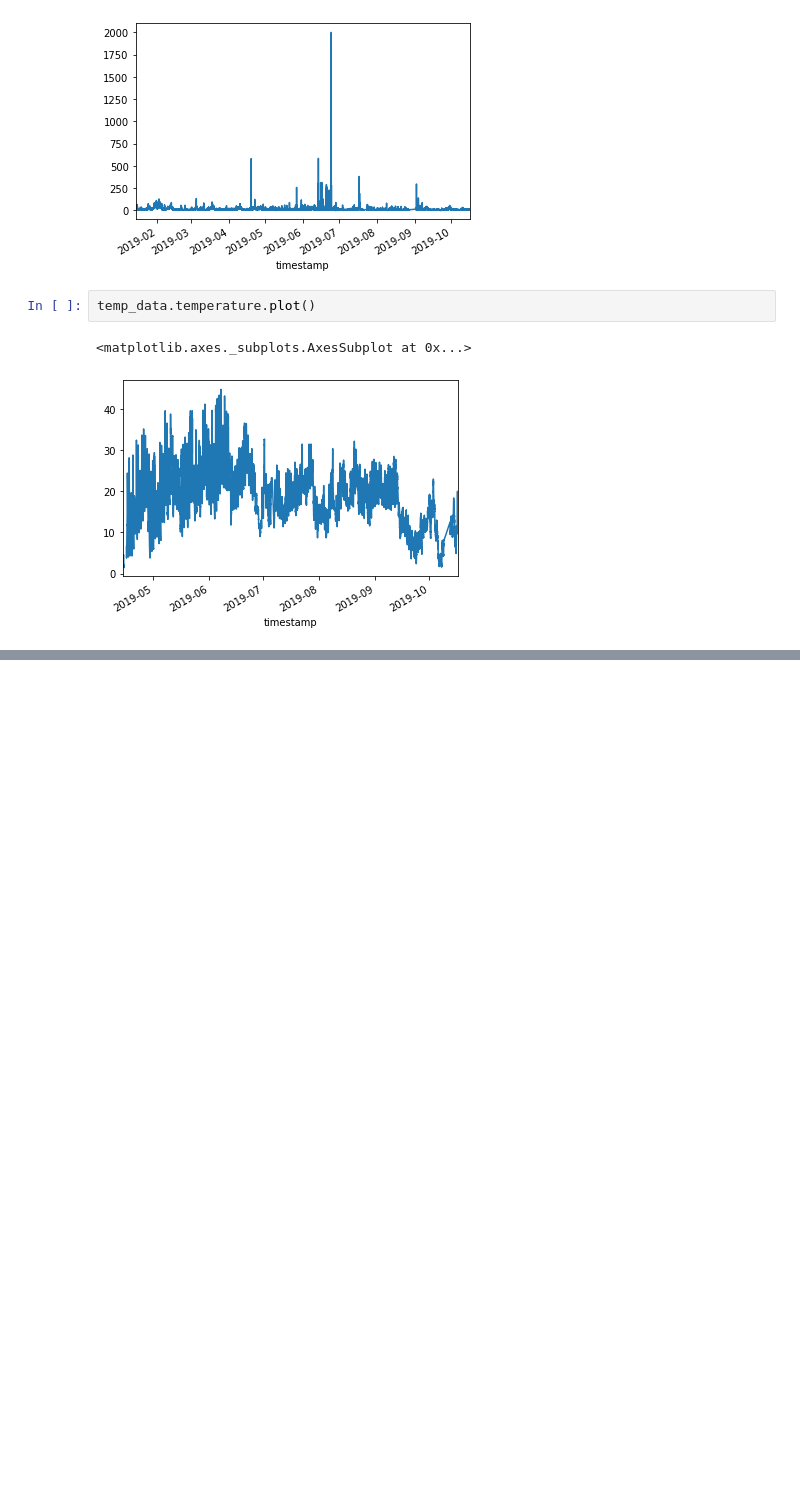
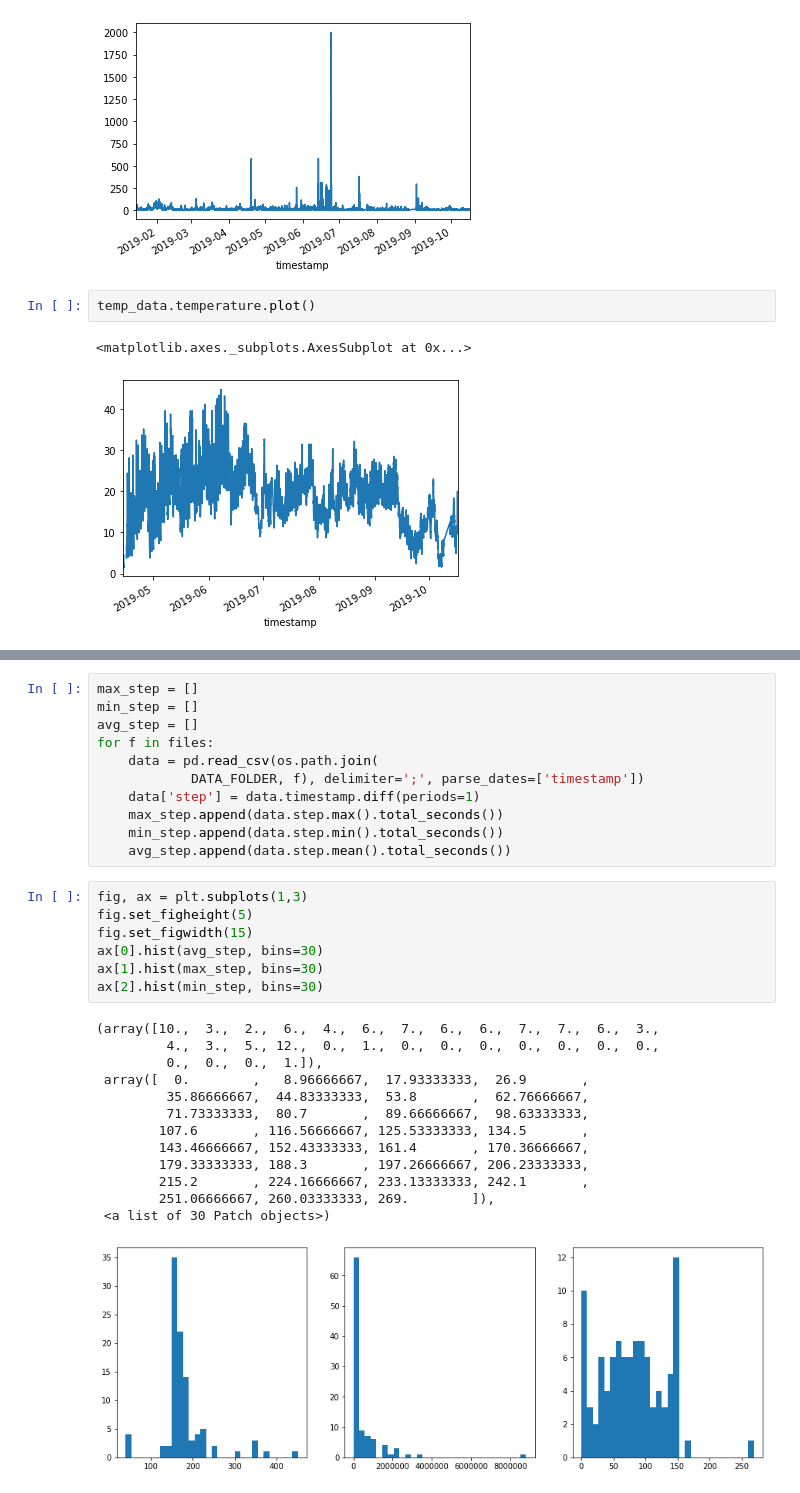
Before and after one commit to aerubanov/Proj_Air_Quality, a Jupyter notebook: notebooks/data_description.ipynb, the cells around one changed output, grey strips where cells are left out. Cells and saved outputs as stored; diff of their text form; blank space fills up the shorter version.

Commit message:
add data description

```diff
--- a/notebooks/Untitled.ipynb
+++ b/notebooks/data_description.ipynb
@@ -57,0 +87,32 @@ temp_data.temperature.plot()
+# %%
+max_step = []
+min_step = []
+avg_step = []
+for f in files:
+    data = pd.read_csv(os.path.join(
+            DATA_FOLDER, f), delimiter=';', parse_dates=['timestamp'])
+    data['step'] = data.timestamp.diff(periods=1)
+    max_step.append(data.step.max().total_seconds())
+    min_step.append(data.step.min().total_seconds())
+    avg_step.append(data.step.mean().total_seconds())
+# %%
+fig, ax = plt.subplots(1,3)
+fig.set_figheight(5)
+fig.set_figwidth(15)
+ax[0].hist(avg_step, bins=30)
+ax[1].hist(max_step, bins=30)
+ax[2].hist(min_step, bins=30)
+# %% [output]
+(array([10.,  3.,  2.,  6.,  4.,  6.,  7.,  6.,  6.,  7.,  7.,  6.,  3.,
+         4.,  3.,  5., 12.,  0.,  1.,  0.,  0.,  0.,  0.,  0.,  0.,  0.,
+         0.,  0.,  0.,  1.]),
+ array([  0.        ,   8.96666667,  17.93333333,  26.9       ,
+         35.86666667,  44.83333333,  53.8       ,  62.76666667,
+         71.73333333,  80.7       ,  89.66666667,  98.63333333,
+        107.6       , 116.56666667, 125.53333333, 134.5       ,
+        143.46666667, 152.43333333, 161.4       , 170.36666667,
+        179.33333333, 188.3       , 197.26666667, 206.23333333,
+        215.2       , 224.16666667, 233.13333333, 242.1       ,
+        251.06666667, 260.03333333, 269.        ]),
+ <a list of 30 Patch objects>)
+[figure, added]
```
Also changed, not shown: parts of 6 cells of this notebook.
